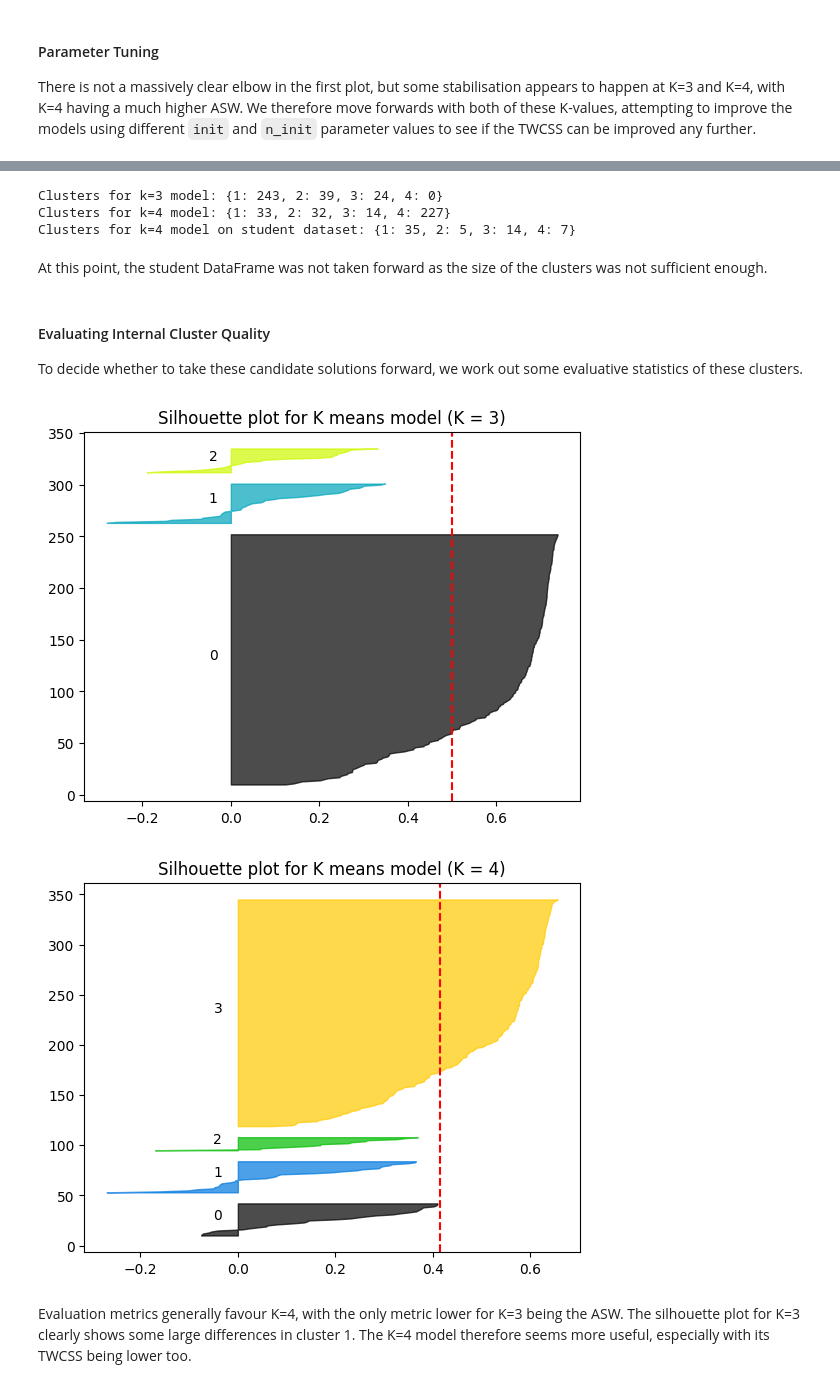
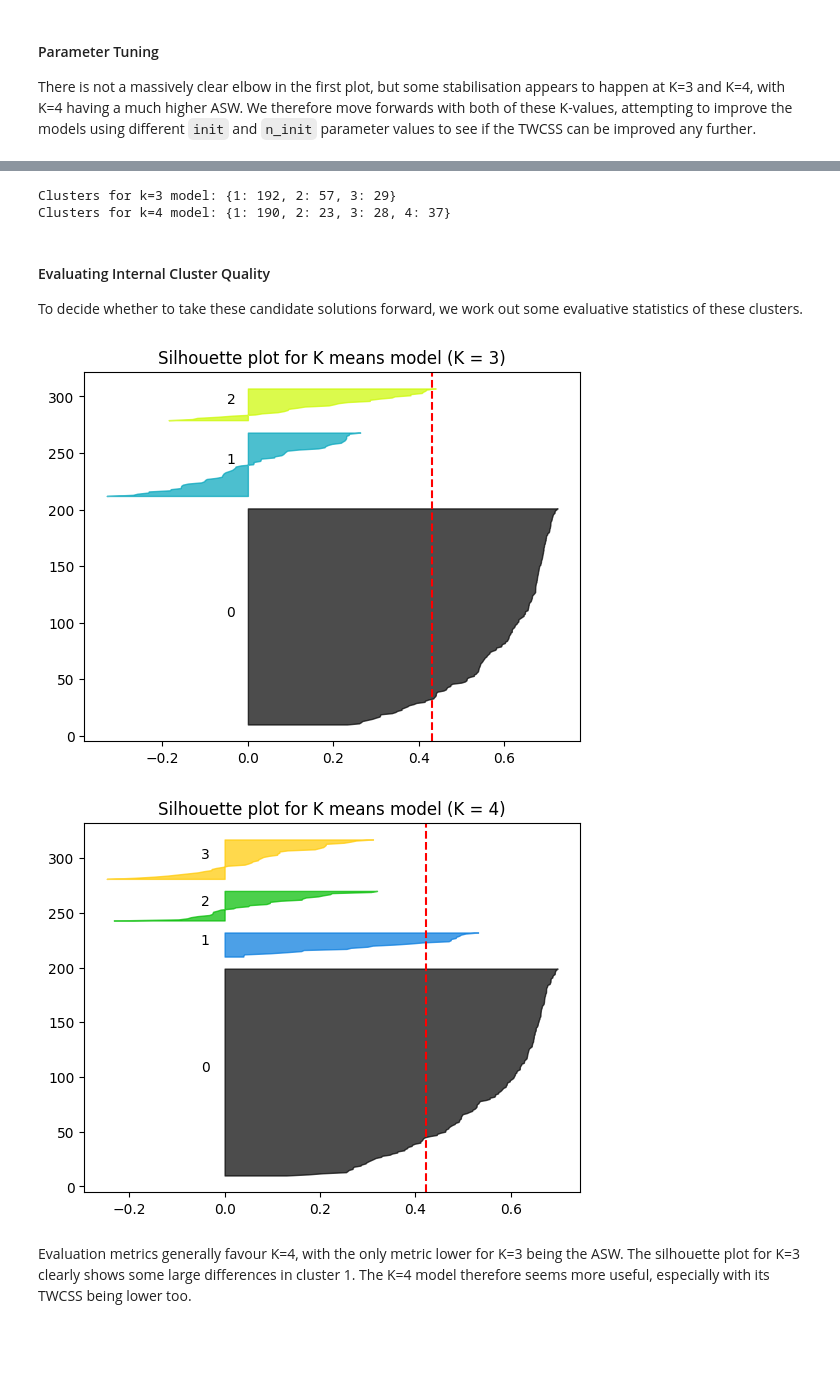
Before and after one commit to LaurieGale10/primmdebug-evaluation-study, a Jupyter notebook: main.ipynb, the cells around one changed output, grey strips where cells are left out. Saved outputs shown, nothing was run; the diff lists cells and outputs as text; code cells hidden in the pictures; blank space fills up the shorter version.

```diff
--- a/main.ipynb
+++ b/main.ipynb
@@ -29,17 +28,19 @@ from constants import *
 from notebook_utils import *
 
 import plotly.express as px
+import plotly.graph_objects as go
 from collections import Counter
 from statistics import median
 from math import isnan
 import datetime
+from collections import defaultdict
 
 #Libraries for clustering
 from sklearn.preprocessing import StandardScaler
 from sklearn.cluster import KMeans
 from sklearn import metrics
 from kmedoids import *
-from pandas import DataFrame
+from pandas import DataFrame, read_csv
 from matplotlib import pyplot as plt
 from scipy.cluster.hierarchy import dendrogram, linkage, fcluster
 
@@ -69,7 +70,7 @@ STUDENT_IDS: list[StudentId] = parse_student_ids(fetch_data_from_json("data/stud
 
 print("Adding test harness data")
 #Initiate Docker container
-run_tests: bool = False
+run_tests: bool = True
 if run_tests:
     docker_interface: DockerInterface = DockerInterface.get_instance()
     docker_interface.create_docker_container()
@@ -375,13 +441,9 @@ for student_id in STUDENT_IDS:
 We then standardise these values using `StandardScaler.fit_transform` and plot scatter plot matrices to identify outliers
 # %%
 scaler = StandardScaler()
-columns: list[DebuggingStage] = [DebuggingStage.predict, DebuggingStage.run, DebuggingStage.spot_defect, DebuggingStage.inspect_code, DebuggingStage.find_error, DebuggingStage.fix_error, DebuggingStage.test]
 
-non_zero_median_times_per_stage_df = DataFrame(scaler.fit_transform(non_zero_median_times_per_stage_df), columns=columns, index=non_zero_median_times_per_stage_df.index)
-px.scatter_matrix(non_zero_median_times_per_stage_df, dimensions=non_zero_median_times_per_stage_df.columns, title="Scatter matrix of non-zero median times per stage").show()
-
-student_median_times_per_stage_df = DataFrame(scaler.fit_transform(student_median_times_per_stage_df), columns=columns, index=student_median_times_per_stage_df.index)
-px.scatter_matrix(student_median_times_per_stage_df, dimensions=student_median_times_per_stage_df.columns, title="Scatter matrix of student median times per stage").show()
+median_times_per_stage_df = DataFrame(scaler.fit_transform(median_times_per_stage_df), columns=columns, index=median_times_per_stage_df.index)
+px.scatter_matrix(median_times_per_stage_df, dimensions=median_times_per_stage_df.columns, title="Scatter matrix of non-zero median times per stage").show()
 # %% [markdown]
 **Removing outliers**
 
@@ -400,0 +451,10 @@ Number of observations for student_median_times_per_stage_df: 61
+# %%
+threshold: float = 3.0
+
+median_times_per_stage_without_outliers: DataFrame = median_times_per_stage_df[(median_times_per_stage_df.abs() <= threshold).all(axis=1)]
+print(f"Number of observations for median_times_per_stage_without_outliers: {len(median_times_per_stage_without_outliers)}")
+median_times_per_stage_without_outliers.to_csv("data/temp/median_times_per_stage_without_outliers.csv", index_label="exercise_log_id")
+
+median_times_per_stage_with_outliers = median_times_per_stage_df.clip(upper=threshold)
+print(f"Number of observations for median_times_per_stage_with_outliers: {len(median_times_per_stage_with_outliers)}")
+median_times_per_stage_with_outliers.to_csv("data/temp/median_times_per_stage_with_outliers.csv", index_label="exercise_log_id")
@@ -501,21 +549,15 @@ Two models with the following parameters were selected:
 We evaluate these next to decide whether their clusters are worth investigating.
 # %%
 k3_means_final_model = KMeans(n_clusters=3, n_init=50, random_state=0)
-k3_means_final_model_labels = k3_means_final_model.fit_predict(non_zero_median_times_per_stage_df)
+k3_means_final_model_labels = k3_means_final_model.fit_predict(median_times_per_stage_without_outliers)
 print(f"Clusters for k=3 model: {get_size_of_clusters(k3_means_final_model_labels)}")
 
 k4_means_final_model = KMeans(n_clusters=4, n_init=50, random_state=0)
-k4_means_final_model_labels = k4_means_final_model.fit_predict(non_zero_median_times_per_stage_df)
+k4_means_final_model_labels = k4_means_final_model.fit_predict(median_times_per_stage_without_outliers)
 print(f"Clusters for k=4 model: {get_size_of_clusters(k4_means_final_model_labels)}")
-
-k4_means_final_model_student_labels = k4_means_final_model.fit_predict(student_median_times_per_stage_df)
-print(f"Clusters for k=4 model on student dataset: {get_size_of_clusters(k4_means_final_model_student_labels)}")
 # %% [output]
-Clusters for k=3 model: {1: 243, 2: 39, 3: 24, 4: 0}
-Clusters for k=4 model: {1: 33, 2: 32, 3: 14, 4: 227}
-Clusters for k=4 model on student dataset: {1: 35, 2: 5, 3: 14, 4: 7}
+Clusters for k=3 model: {1: 192, 2: 57, 3: 29}
+Clusters for k=4 model: {1: 190, 2: 23, 3: 28, 4: 37}
-# %% [markdown]
-At this point, the student DataFrame was not taken forward as the size of the clusters was not sufficient enough.
 # %% [markdown]
 #### Evaluating Internal Cluster Quality
 To decide whether to take these candidate solutions forward, we work out some evaluative statistics of these clusters.
@@ -525,20 +567,20 @@ DataFrame({"exercise_log_id": non_zero_median_times_per_stage_df.index, "label":
 # %%
-#k3_means_final_model_metrics = calculate_cluster_evaluation_metrics(non_zero_median_times_per_stage_df, k3_means_final_model_labels)
-silhouette_values = metrics.silhouette_samples(non_zero_median_times_per_stage_df, k3_means_final_model_labels)
-silhouette_scores = metrics.silhouette_score(non_zero_median_times_per_stage_df, k3_means_final_model_labels)
+#k3_means_final_model_metrics = calculate_cluster_evaluation_metrics(median_times_per_stage_df, k3_means_final_model_labels)
+silhouette_values = metrics.silhouette_samples(median_times_per_stage_without_outliers, k3_means_final_model_labels)
+silhouette_scores = metrics.silhouette_score(median_times_per_stage_without_outliers, k3_means_final_model_labels)
 fig, ax = plot_silhouette_plot(k3_means_final_model_labels, silhouette_values, silhouette_scores, 3)
 plt.title(f"Silhouette plot for K means model (K = 3)")
 plt.show()
 
-#k4_means_final_model_metrics = calculate_cluster_evaluation_metrics(non_zero_median_times_per_stage_df, k4_means_final_model_labels)
-silhouette_values = metrics.silhouette_samples(non_zero_median_times_per_stage_df, k4_means_final_model_labels)
-silhouette_scores = metrics.silhouette_score(non_zero_median_times_per_stage_df, k4_means_final_model_labels)
+#k4_means_final_model_metrics = calculate_cluster_evaluation_metrics(median_times_per_stage_df, k4_means_final_model_labels)
+silhouette_values = metrics.silhouette_samples(median_times_per_stage_without_outliers, k4_means_final_model_labels)
+silhouette_scores = metrics.silhouette_score(median_times_per_stage_without_outliers, k4_means_final_model_labels)
 fig, ax = plot_silhouette_plot(k4_means_final_model_labels, silhouette_values, silhouette_scores, 4)
 plt.title(f"Silhouette plot for K means model (K = 4)")
 plt.show()
 # %% [output]
-[figure, old version]
+[figure, new version]
-[figure, old version]
+[figure, new version]
 # %% [markdown]
 Evaluation metrics generally favour K=4, with the only metric lower for K=3 being the ASW. The silhouette plot for K=3 clearly shows some large differences in cluster 1. The K=4 model therefore seems more useful, especially with its TWCSS being lower too.
 # %% [markdown]
```
Also changed, not shown: parts of 47 cells of this notebook, 2 other files.
